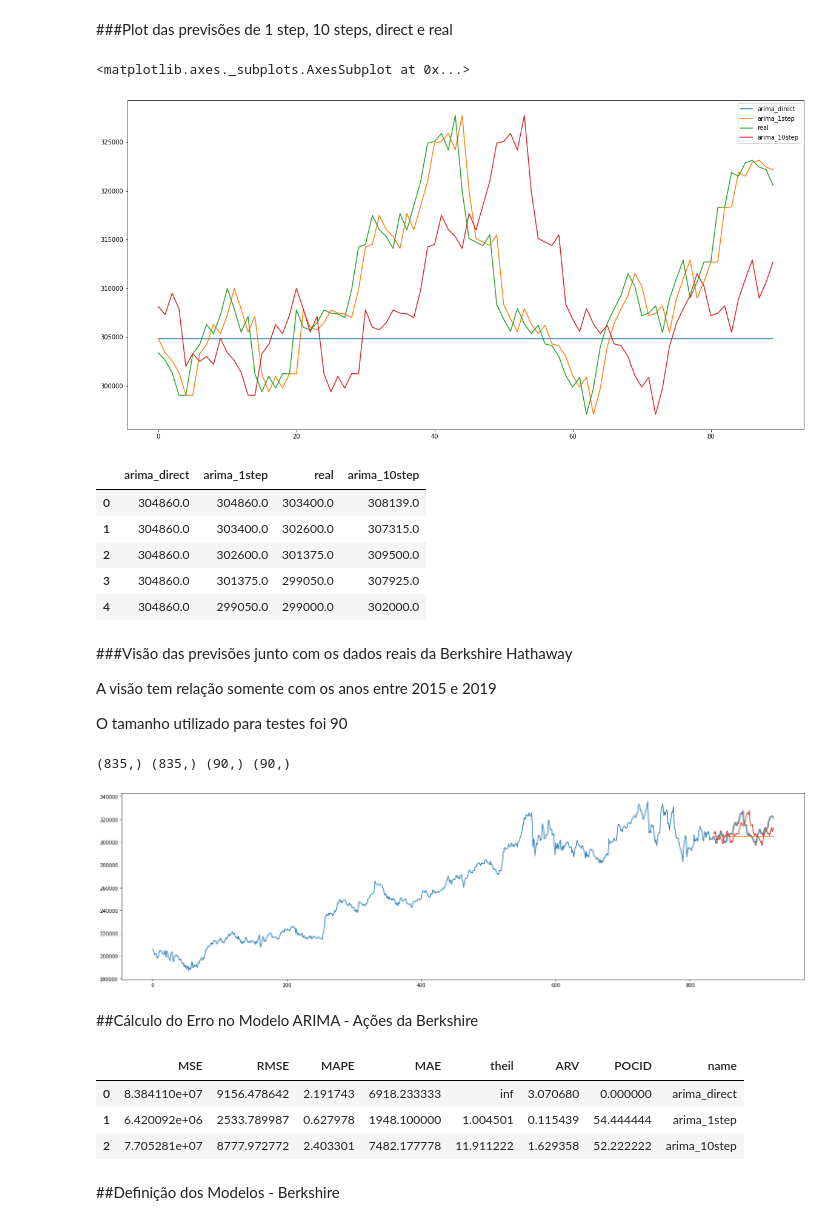
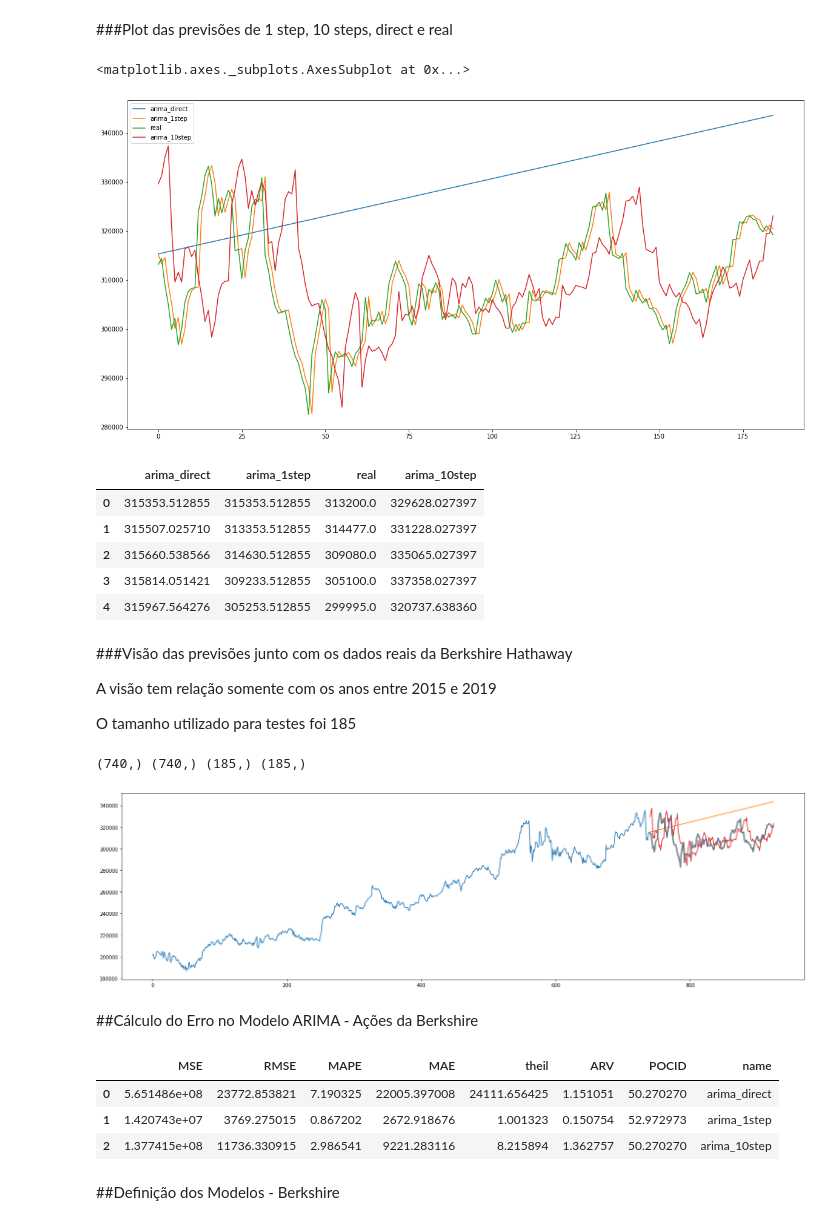
Before and after one commit to rgprado/SeriesTemporais, a Jupyter notebook: Series_Temporais_aula1_202201_Rodrigo_Prado.ipynb, the cells around one changed output. Saved outputs shown, nothing was run; the diff lists cells and outputs as text; code cells hidden in the pictures.

```diff
--- a/Series_Temporais_aula1_202201_Rodrigo_Prado.ipynb
+++ b/Series_Temporais_aula1_202201_Rodrigo_Prado.ipynb
@@ -566,3 +566,3 @@ Conjusto de teste: 90
 # %%
-df_prevs_berkshire = arima_fit_predict(ts_berkshire, 1, 90)
+df_prevs_berkshire = arima_fit_predict(ts_berkshire, 1, 185)
 # %% [output]
@@ -581,6 +581,6 @@ Total fit time: 2.148 seconds
 # %% [markdown]
 ###Fazendo predict de 10 steps (horizon) com auto_arima
 # %%
-arima_hsteps = arima_horizon_fit_predict(ts_berkshire, 1, 90, 10)
+arima_hsteps = arima_horizon_fit_predict(ts_berkshire, 1, 185, 10)
 df_prevs_berkshire['arima_10step'] = arima_hsteps['arima_10step'].values
 # %% [output]
@@ -654,27 +641,27 @@ fim do treino 876
 df_prevs_berkshire.plot()
 # %% [output]
 <matplotlib.axes._subplots.AxesSubplot at 0x...>
-[figure, old version]
+[figure, new version]
 # %%
 df_prevs_berkshire.head()
 # %% [output]
 |  | arima_direct | arima_1step | real | arima_10step |
-| 0 | 304860.0 | 304860.0 | 303400.0 | 308139.0 |
-| 1 | 304860.0 | 303400.0 | 302600.0 | 307315.0 |
-| 2 | 304860.0 | 302600.0 | 301375.0 | 309500.0 |
-| 3 | 304860.0 | 301375.0 | 299050.0 | 307925.0 |
-| 4 | 304860.0 | 299050.0 | 299000.0 | 302000.0 |
+| 0 | 315353.512855 | 315353.512855 | 313200.0 | 329628.027397 |
+| 1 | 315507.025710 | 313353.512855 | 314477.0 | 331228.027397 |
+| 2 | 315660.538566 | 314630.512855 | 309080.0 | 335065.027397 |
+| 3 | 315814.051421 | 309233.512855 | 305100.0 | 337358.027397 |
+| 4 | 315967.564276 | 305253.512855 | 299995.0 | 320737.638360 |
 # %% [markdown]
 ###Visão das previsões junto com os dados reais da Berkshire Hathaway
 
 A visão tem relação somente com os anos entre 2015 e 2019
 
-O tamanho utilizado para testes foi 90
+O tamanho utilizado para testes foi 185
 # %%
-plot_predict(ts_berkshire, df_prevs_berkshire, 90)
+plot_predict(ts_berkshire, df_prevs_berkshire, 185)
 # %% [output]
-(835,) (835,) (90,) (90,)
+(740,) (740,) (185,) (185,)
-[figure, old version]
+[figure, new version]
 # %% [markdown]
 ##Cálculo do Erro no Modelo ARIMA - Ações da Berkshire
 # %%
@@ -688,9 +675,9 @@ for m in ['arima_direct', 'arima_1step', 'arima_10step']:
 pd.DataFrame(list_result)
 # %% [output]
 |  | MSE | RMSE | MAPE | MAE | theil | ARV | POCID | name |
-| 0 | 8.384110e+07 | 9156.478642 | 2.191743 | 6918.233333 | inf | 3.070680 | 0.000000 | arima_direct |
-| 1 | 6.420092e+06 | 2533.789987 | 0.627978 | 1948.100000 | 1.004501 | 0.115439 | 54.444444 | arima_1step |
-| 2 | 7.705281e+07 | 8777.972772 | 2.403301 | 7482.177778 | 11.911222 | 1.629358 | 52.222222 | arima_10step |
+| 0 | 5.651486e+08 | 23772.853821 | 7.190325 | 22005.397008 | 24111.656425 | 1.151051 | 50.270270 | arima_direct |
+| 1 | 1.420743e+07 | 3769.275015 | 0.867202 | 2672.918676 | 1.001323 | 0.150754 | 52.972973 | arima_1step |
+| 2 | 1.377415e+08 | 11736.330915 | 2.986541 | 9221.283116 | 8.215894 | 1.362757 | 50.270270 | arima_10step |
 # %% [markdown]
 ##Definição dos Modelos - Berkshire
 # %% [markdown]
```
Also changed, not shown: parts of 43 cells of this notebook.
